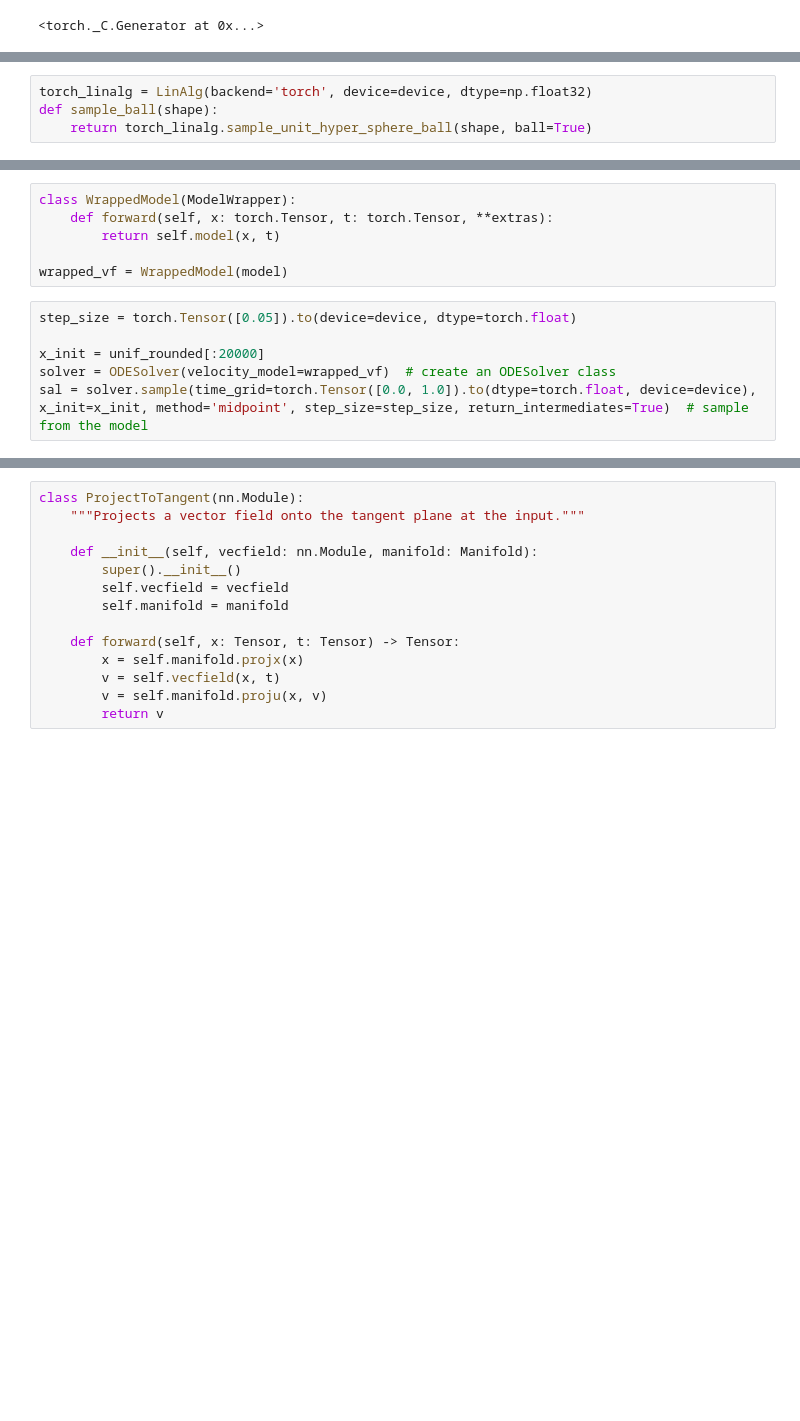
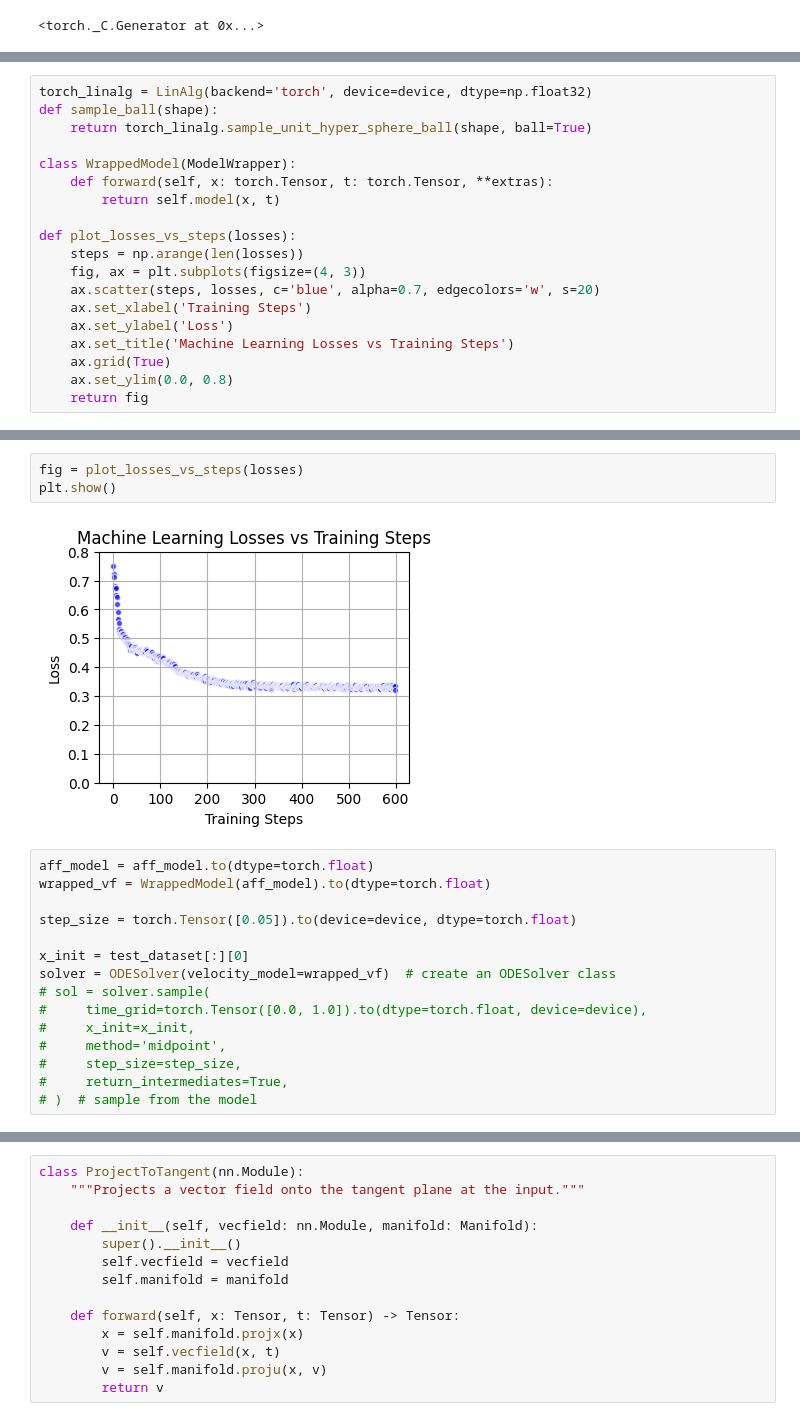
Before and after one commit to Patrickens/sbmfi, a Jupyter notebook: arxiv_polytope/flow_matching.ipynb, the cells around one changed output, grey strips where cells are left out. Saved outputs shown, nothing was run; the diff lists cells and outputs as text; blank space fills up the shorter version.

```diff
--- a/arxiv_polytope/flow_matching.ipynb
+++ b/arxiv_polytope/flow_matching.ipynb
@@ -130,4 +131,19 @@ mog_rounded = torch.as_tensor(
 torch_linalg = LinAlg(backend='torch', device=device, dtype=np.float32)
 def sample_ball(shape):
     return torch_linalg.sample_unit_hyper_sphere_ball(shape, ball=True)
+
+class WrappedModel(ModelWrapper):
+    def forward(self, x: torch.Tensor, t: torch.Tensor, **extras):
+        return self.model(x, t)
+
+def plot_losses_vs_steps(losses):
+    steps = np.arange(len(losses))
+    fig, ax = plt.subplots(figsize=(4, 3))
+    ax.scatter(steps, losses, c='blue', alpha=0.7, edgecolors='w', s=20)
+    ax.set_xlabel('Training Steps')
+    ax.set_ylabel('Loss')
+    ax.set_title('Machine Learning Losses vs Training Steps')
+    ax.grid(True)
+    ax.set_ylim(0.0, 0.8)
+    return fig
 # %% [markdown]
@@ -255,12 +229,20 @@ hv.Scatter(losses)
-# %%
-class WrappedModel(ModelWrapper):
-    def forward(self, x: torch.Tensor, t: torch.Tensor, **extras):
-        return self.model(x, t)
-
-wrapped_vf = WrappedModel(model)
+# %%
+fig = plot_losses_vs_steps(losses)
+plt.show()
+# %% [output]
+[figure, added]
 # %%
+aff_model = aff_model.to(dtype=torch.float)
+wrapped_vf = WrappedModel(aff_model).to(dtype=torch.float)
+
 step_size = torch.Tensor([0.05]).to(device=device, dtype=torch.float)
 
-x_init = unif_rounded[:20000]
+x_init = test_dataset[:][0]
 solver = ODESolver(velocity_model=wrapped_vf)  # create an ODESolver class
-sal = solver.sample(time_grid=torch.Tensor([0.0, 1.0]).to(dtype=torch.float, device=device), x_init=x_init, method='midpoint', step_size=step_size, return_intermediates=True)  # sample from the model
+# sol = solver.sample(
+#     time_grid=torch.Tensor([0.0, 1.0]).to(dtype=torch.float, device=device),
+#     x_init=x_init,
+#     method='midpoint',
+#     step_size=step_size,
+#     return_intermediates=True,
+# )  # sample from the model
```
Also changed, not shown: parts of 48 cells of this notebook, 23 other files.
